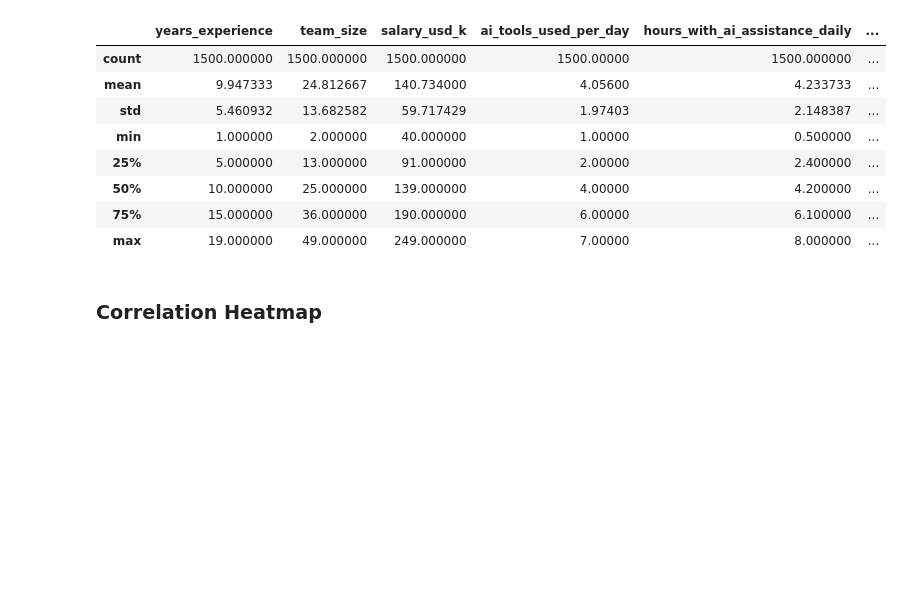
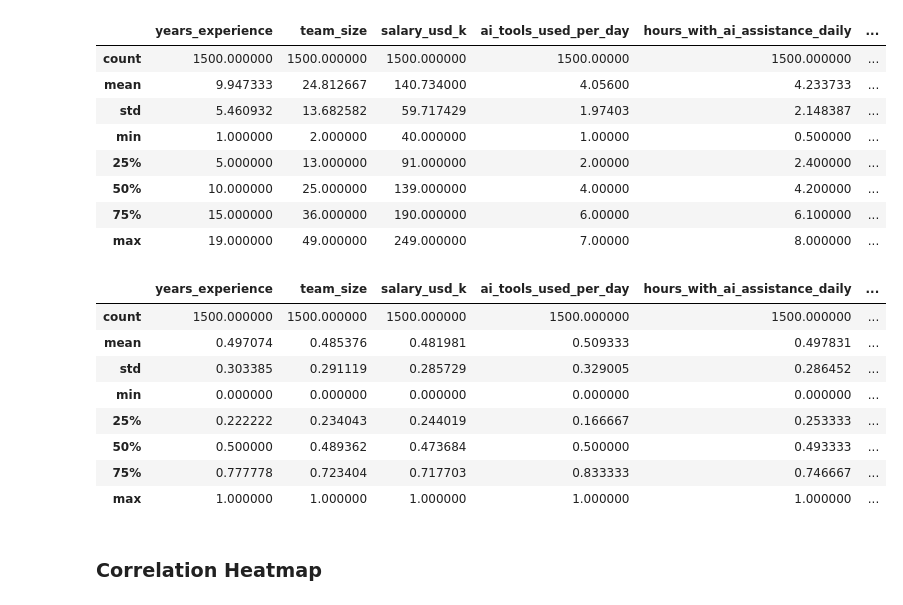
Before and after one commit to madisonengebose/CSC2621-FinalProject-ZoeMadison, a Jupyter notebook: FinalProject.ipynb, the cells around one changed output. Saved outputs shown, nothing was run; the diff lists cells and outputs as text; code cells hidden in the pictures; blank space fills up the shorter version.

```diff
--- a/FinalProject.ipynb
+++ b/FinalProject.ipynb
@@ -135,6 +147,18 @@ pd.DataFrame(df.select_dtypes(include="number")).describe()
 | 50% | 10.000000 | 25.000000 | 139.000000 | 4.00000 | 4.200000 | ... |
 | 75% | 15.000000 | 36.000000 | 190.000000 | 6.00000 | 6.100000 | ... |
 | max | 19.000000 | 49.000000 | 249.000000 | 7.00000 | 8.000000 | ... |
+# %%
+pd.DataFrame(scaled_df.select_dtypes(include="number")).describe()
+# %% [output]
+|  | years_experience | team_size | salary_usd_k | ai_tools_used_per_day | hours_with_ai_assistance_daily | ... |
+| count | 1500.000000 | 1500.000000 | 1500.000000 | 1500.000000 | 1500.000000 | ... |
+| mean | 0.497074 | 0.485376 | 0.481981 | 0.509333 | 0.497831 | ... |
+| std | 0.303385 | 0.291119 | 0.285729 | 0.329005 | 0.286452 | ... |
+| min | 0.000000 | 0.000000 | 0.000000 | 0.000000 | 0.000000 | ... |
+| 25% | 0.222222 | 0.234043 | 0.244019 | 0.166667 | 0.253333 | ... |
+| 50% | 0.500000 | 0.489362 | 0.473684 | 0.500000 | 0.493333 | ... |
+| 75% | 0.777778 | 0.723404 | 0.717703 | 0.833333 | 0.746667 | ... |
+| max | 1.000000 | 1.000000 | 1.000000 | 1.000000 | 1.000000 | ... |
 # %% [markdown]
 ### Correlation Heatmap
 # %%
```
Also changed, not shown: parts of 18 cells of this notebook.
